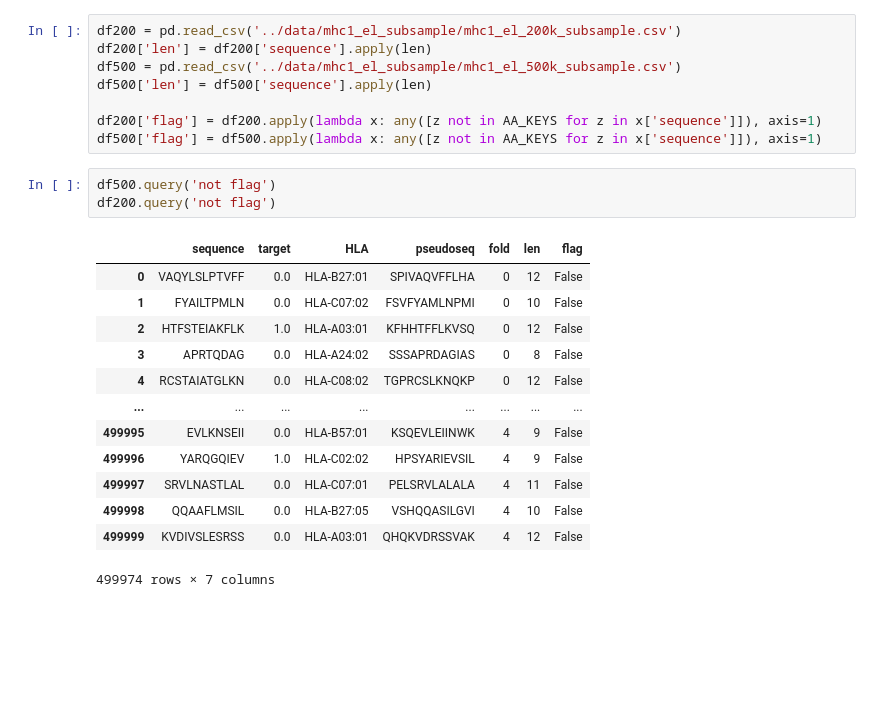
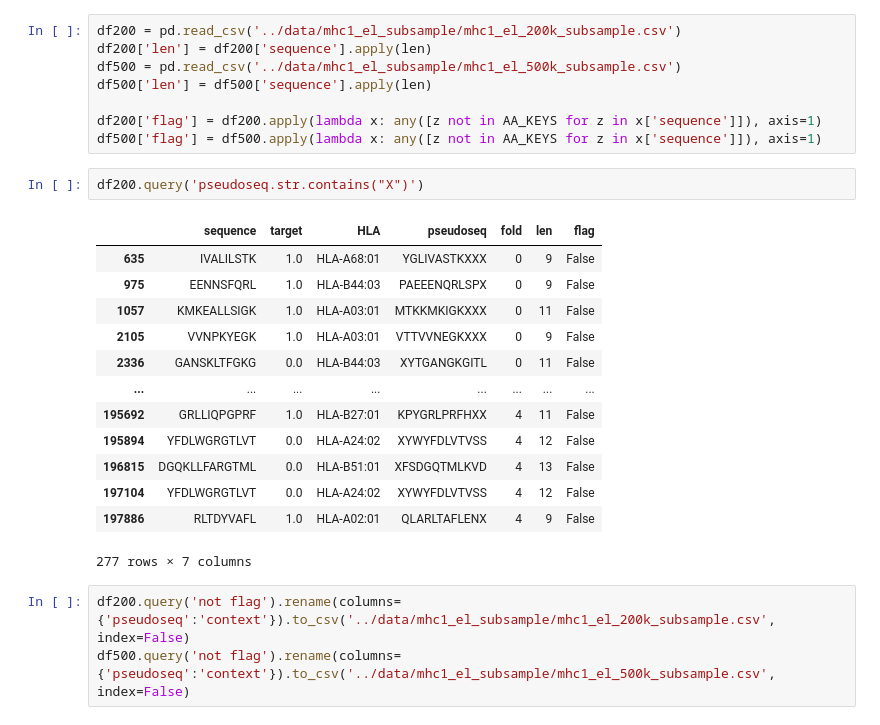
Before and after one commit to richieYT-wan/PyNNalign, a Jupyter notebook: notebooks/240305_pseudoseq_onthefly.ipynb, the cells around one changed output. Saved outputs shown, nothing was run; the diff lists cells and outputs as text; blank space fills up the shorter version.

Commit message:
small clean-up and added pseudoseq file

```diff
--- a/notebooks/240305_pseudoseq_onthefly.ipynb
+++ b/notebooks/240305_pseudoseq_onthefly.ipynb
@@ -39,20 +39,22 @@ df500['len'] = df500['sequence'].apply(len)
 
 df200['flag'] = df200.apply(lambda x: any([z not in AA_KEYS for z in x['sequence']]), axis=1)
 df500['flag'] = df500.apply(lambda x: any([z not in AA_KEYS for z in x['sequence']]), axis=1)
+# %%
+df200.query('pseudoseq.str.contains("X")')
+# %% [output]
+|  | sequence | target | HLA | pseudoseq | fold | len | flag |
+| 635 | IVALILSTK | 1.0 | HLA-A68:01 | YGLIVASTKXXX | 0 | 9 | False |
+| 975 | EENNSFQRL | 1.0 | HLA-B44:03 | PAEEENQRLSPX | 0 | 9 | False |
+| 1057 | KMKEALLSIGK | 1.0 | HLA-A03:01 | MTKKMKIGKXXX | 0 | 11 | False |
+| 2105 | VVNPKYEGK | 1.0 | HLA-A03:01 | VTTVVNEGKXXX | 0 | 9 | False |
+| 2336 | GANSKLTFGKG | 0.0 | HLA-B44:03 | XYTGANGKGITL | 0 | 11 | False |
+| ... | ... | ... | ... | ... | ... | ... | ... |
+| 195692 | GRLLIQPGPRF | 1.0 | HLA-B27:01 | KPYGRLPRFHXX | 4 | 11 | False |
+| 195894 | YFDLWGRGTLVT | 0.0 | HLA-A24:02 | XYWYFDLVTVSS | 4 | 12 | False |
+| 196815 | DGQKLLFARGTML | 0.0 | HLA-B51:01 | XFSDGQTMLKVD | 4 | 13 | False |
+| 197104 | YFDLWGRGTLVT | 0.0 | HLA-A24:02 | XYWYFDLVTVSS | 4 | 12 | False |
+| 197886 | RLTDYVAFL | 1.0 | HLA-A02:01 | QLARLTAFLENX | 4 | 9 | False |
+277 rows × 7 columns
 # %%
-df500.query('not flag')
-df200.query('not flag')
+df200.query('not flag').rename(columns={'pseudoseq':'context'}).to_csv('../data/mhc1_el_subsample/mhc1_el_200k_subsample.csv', index=False)
+df500.query('not flag').rename(columns={'pseudoseq':'context'}).to_csv('../data/mhc1_el_subsample/mhc1_el_500k_subsample.csv', index=False)
-# %% [output]
-|  | sequence | target | HLA | pseudoseq | fold | len | flag |
-| 0 | VAQYLSLPTVFF | 0.0 | HLA-B27:01 | SPIVAQVFFLHA | 0 | 12 | False |
-| 1 | FYAILTPMLN | 0.0 | HLA-C07:02 | FSVFYAMLNPMI | 0 | 10 | False |
-| 2 | HTFSTEIAKFLK | 1.0 | HLA-A03:01 | KFHHTFFLKVSQ | 0 | 12 | False |
-| 3 | APRTQDAG | 0.0 | HLA-A24:02 | SSSAPRDAGIAS | 0 | 8 | False |
-| 4 | RCSTAIATGLKN | 0.0 | HLA-C08:02 | TGPRCSLKNQKP | 0 | 12 | False |
-| ... | ... | ... | ... | ... | ... | ... | ... |
-| 499995 | EVLKNSEII | 0.0 | HLA-B57:01 | KSQEVLEIINWK | 4 | 9 | False |
-| 499996 | YARQGQIEV | 1.0 | HLA-C02:02 | HPSYARIEVSIL | 4 | 9 | False |
-| 499997 | SRVLNASTLAL | 0.0 | HLA-C07:01 | PELSRVLALALA | 4 | 11 | False |
-| 499998 | QQAAFLMSIL | 0.0 | HLA-B27:05 | VSHQQASILGVI | 4 | 10 | False |
-| 499999 | KVDIVSLESRSS | 0.0 | HLA-A03:01 | QHQKVDRSSVAK | 4 | 12 | False |
-499974 rows × 7 columns
```
Also changed, not shown: parts of 9 cells of this notebook, 8 other files.
